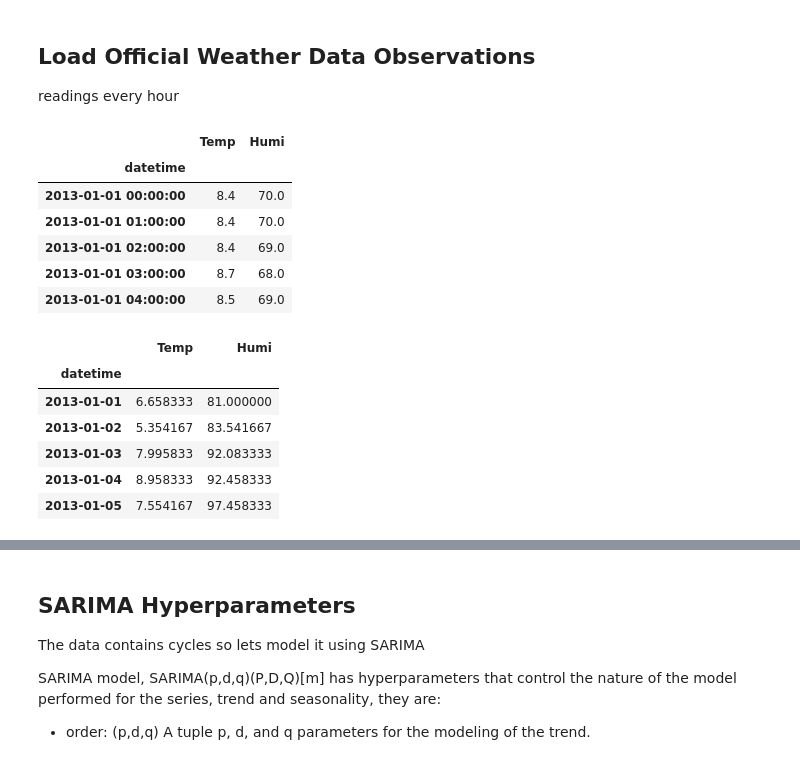
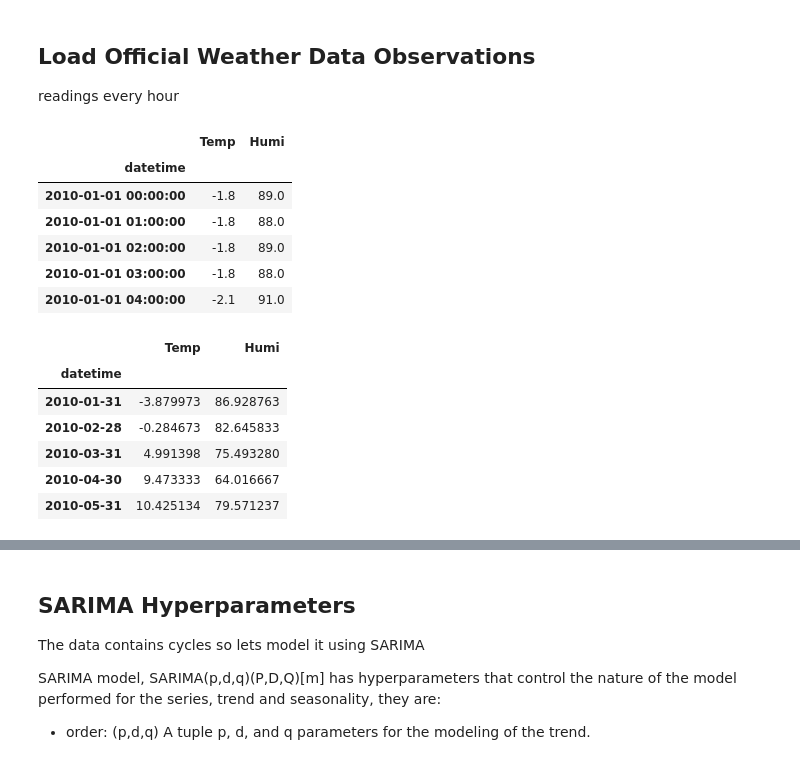
Before and after one commit to chalendony/iot-htsensor, a Jupyter notebook: analysis/sarima-grid-search.ipynb, the cells around one changed output, grey strips where cells are left out. Cells and saved outputs as stored; diff of their text form; code cells hidden in the pictures.

```diff
--- a/analysis/sarima-grid-search.ipynb
+++ b/analysis/sarima-grid-search.ipynb
@@ -23,29 +23,29 @@ from scripts.grid import grid_search
 
 readings every hour
 # %%
-df = deutsches_wetterdienst('/Users/stewarta/Documents/DATA/htsensor/produkt_tu_stunde_19510101_20171231_00662.txt')
+df = deutsches_wetterdienst('/Users/stewarta/Documents/DATA/htsensor/produkt_tu_stunde_19510101_20171231_00662.txt', start=2010, end=2016)
 df.head()
 # %% [output]
 |  | Temp | Humi |
 | datetime |  |  |
-| 2013-01-01 00:00:00 | 8.4 | 70.0 |
-| 2013-01-01 01:00:00 | 8.4 | 70.0 |
-| 2013-01-01 02:00:00 | 8.4 | 69.0 |
-| 2013-01-01 03:00:00 | 8.7 | 68.0 |
-| 2013-01-01 04:00:00 | 8.5 | 69.0 |
+| 2010-01-01 00:00:00 | -1.8 | 89.0 |
+| 2010-01-01 01:00:00 | -1.8 | 88.0 |
+| 2010-01-01 02:00:00 | -1.8 | 89.0 |
+| 2010-01-01 03:00:00 | -1.8 | 88.0 |
+| 2010-01-01 04:00:00 | -2.1 | 91.0 |
 # %%
 # compute daily average : fill in nans created during resampling with the nearest value
-timestep = 'D'
+timestep = 'M'
 df = df.resample(timestep).mean().ffill()
 df.head()
 # %% [output]
 |  | Temp | Humi |
 | datetime |  |  |
-| 2013-01-01 | 6.658333 | 81.000000 |
-| 2013-01-02 | 5.354167 | 83.541667 |
-| 2013-01-03 | 7.995833 | 92.083333 |
-| 2013-01-04 | 8.958333 | 92.458333 |
-| 2013-01-05 | 7.554167 | 97.458333 |
+| 2010-01-31 | -3.879973 | 86.928763 |
+| 2010-02-28 | -0.284673 | 82.645833 |
+| 2010-03-31 | 4.991398 | 75.493280 |
+| 2010-04-30 | 9.473333 | 64.016667 |
+| 2010-05-31 | 10.425134 | 79.571237 |
 # %%
 # select single variable for building model
 sensor = 'Temp'
```
Also changed, not shown: parts of 8 cells of this notebook, 1 other file.
